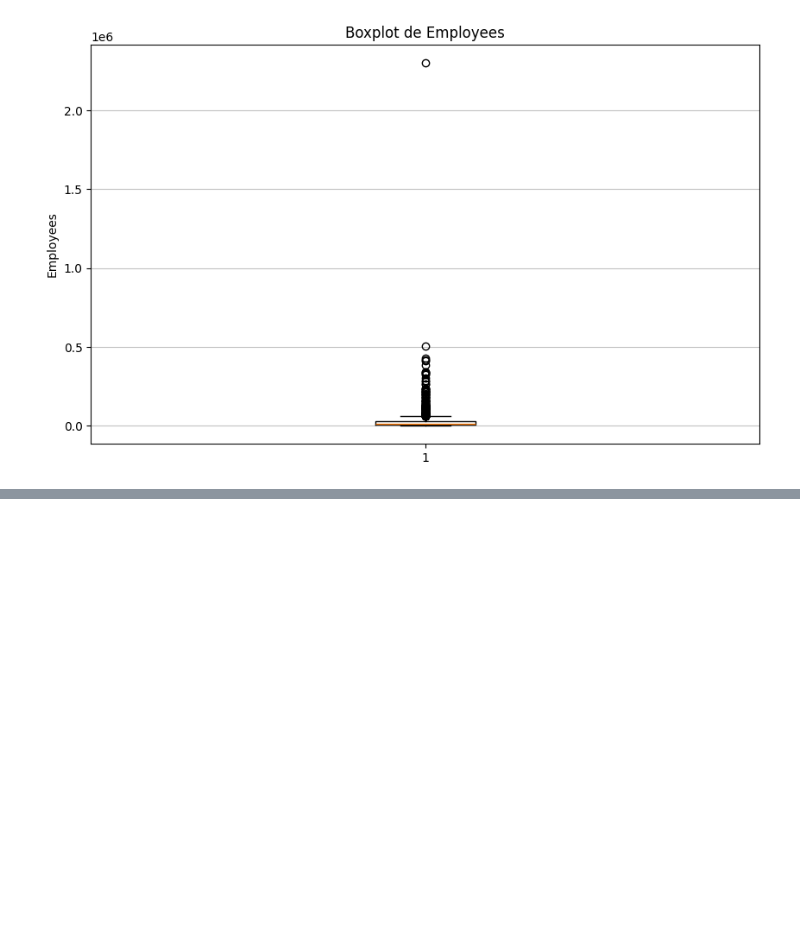
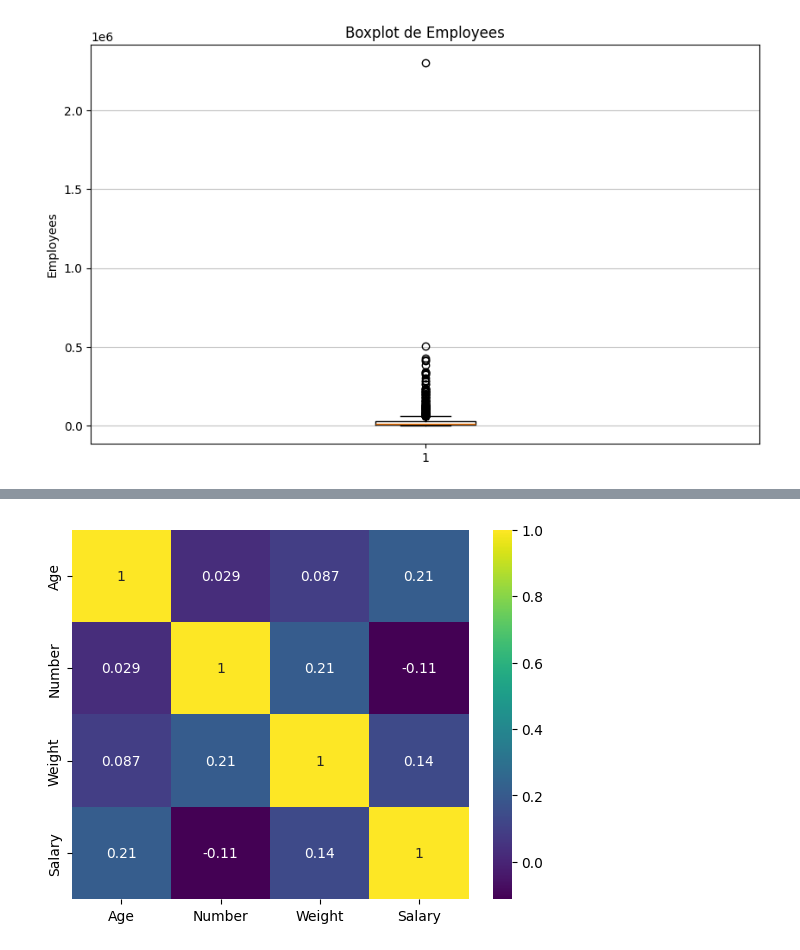
Before and after one commit to Santiago18262/Ciencia_De_Datos, a Jupyter notebook: CienciaDatos/Modulo 3/EjercicioAnálisisDescriptivo.ipynb, the cells around one changed output, grey strips where cells are left out. Cells and saved outputs as stored; diff of their text form; code cells hidden in the pictures; blank space fills up the shorter version.

```diff
--- a/CienciaDatos/Modulo 3/EjercicioAnálisisDescriptivo.ipynb
+++ b/CienciaDatos/Modulo 3/EjercicioAnálisisDescriptivo.ipynb
@@ -112,0 +170,13 @@ Columna Employees: El boxplot muestra que la mayoría de las empresas tienen un
+# %%
+# Convertir a numero
+df["Height"] = pd.to_numeric(df["Height"], errors='coerce')
+df["Salary"] = pd.to_numeric(df["Salary"], errors='coerce')
+# %%
+columnas = ["Age", "Number", "Weight", "Salary"]
+
+dfx = df[columnas].corr()
+
+sns.heatmap(dfx, annot= True, cmap = 'viridis')
+plt.show()
+# %% [output]
+[figure, added]
```
Also changed, not shown: parts of 7 cells of this notebook, 3 other files.
